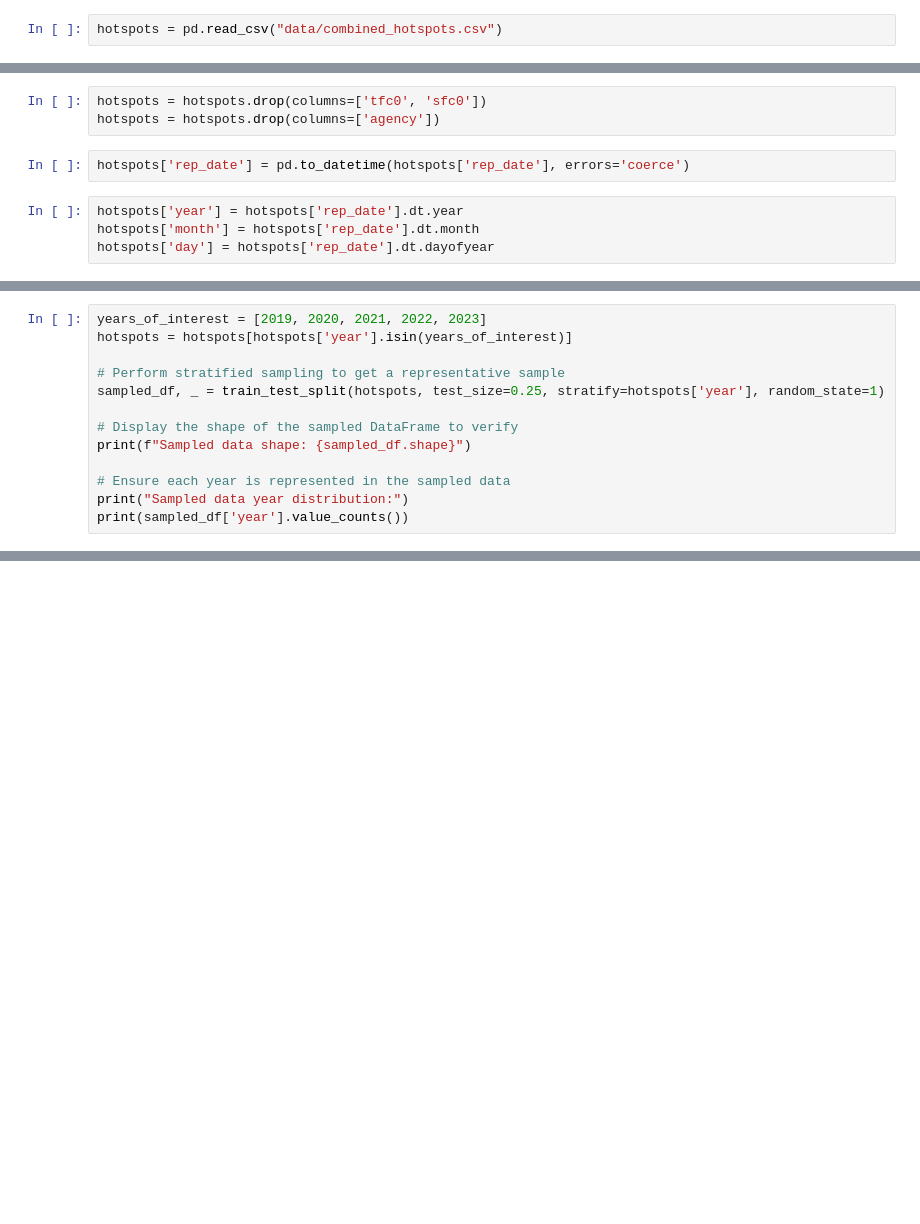
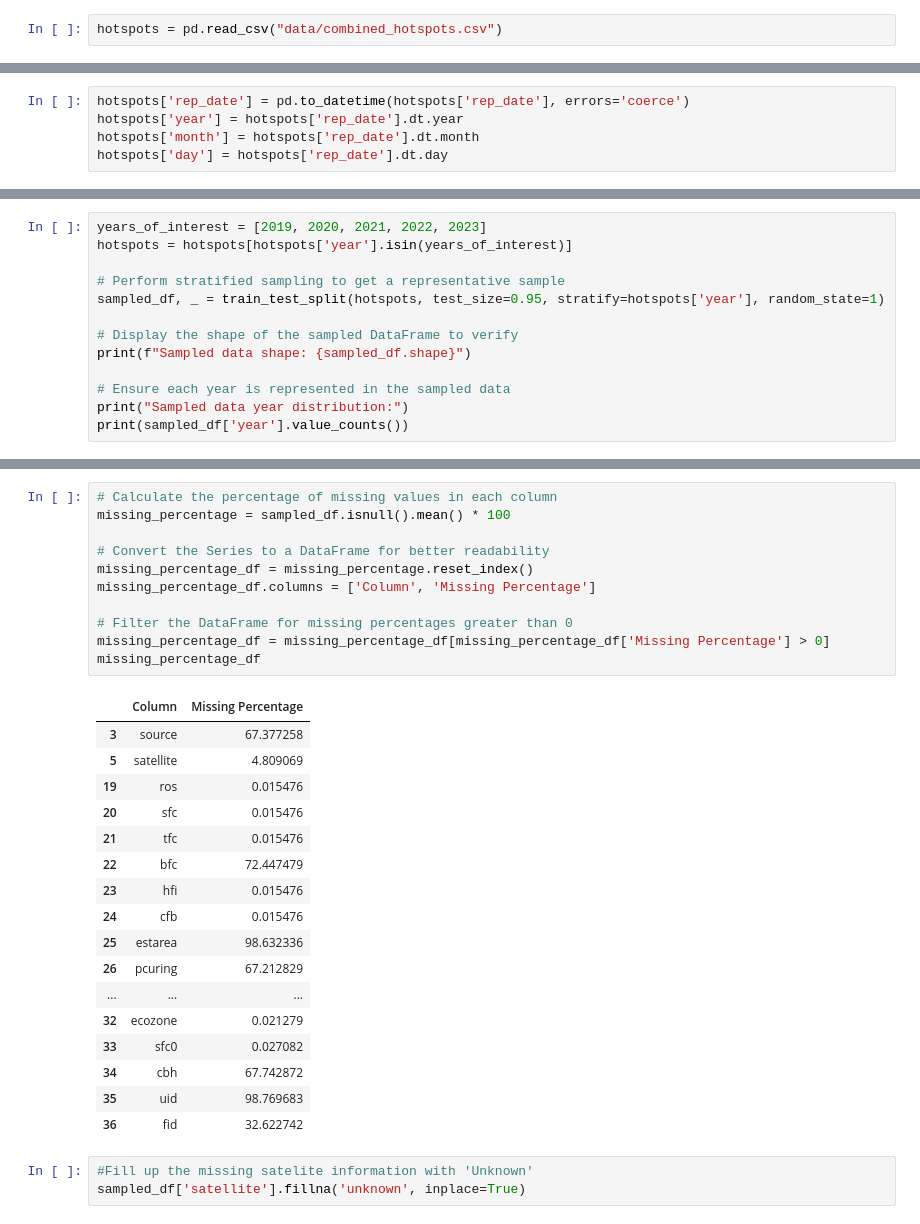
Before and after one commit to carrie-lyle/cpsc-4820-project, a Jupyter notebook: main.ipynb, the cells around one changed output, grey strips where cells are left out. Cells and saved outputs as stored; diff of their text form; blank space fills up the shorter version.

```diff
--- a/main.ipynb
+++ b/main.ipynb
@@ -142,9 +73,5 @@ hotspots = hotspots[hotspots['hfi'] != 0]
-# %%
-hotspots = hotspots.drop(columns=['tfc0', 'sfc0'])
-hotspots = hotspots.drop(columns=['agency'])
 # %%
 hotspots['rep_date'] = pd.to_datetime(hotspots['rep_date'], errors='coerce')
+hotspots['year'] = hotspots['rep_date'].dt.year
+hotspots['month'] = hotspots['rep_date'].dt.month
+hotspots['day'] = hotspots['rep_date'].dt.day
-# %%
-hotspots['year'] = hotspots['rep_date'].dt.year
-hotspots['month'] = hotspots['rep_date'].dt.month
-hotspots['day'] = hotspots['rep_date'].dt.dayofyear
@@ -168,7 +91,7 @@ years_of_interest = [2019, 2020, 2021, 2022, 2023]
 hotspots = hotspots[hotspots['year'].isin(years_of_interest)]
 
 # Perform stratified sampling to get a representative sample
-sampled_df, _ = train_test_split(hotspots, test_size=0.25, stratify=hotspots['year'], random_state=1)
+sampled_df, _ = train_test_split(hotspots, test_size=0.95, stratify=hotspots['year'], random_state=1)
 
 # Display the shape of the sampled DataFrame to verify
 print(f"Sampled data shape: {sampled_df.shape}")
@@ -187,0 +140,32 @@ Name: year, dtype: int64
+# %%
+# Calculate the percentage of missing values in each column
+missing_percentage = sampled_df.isnull().mean() * 100
+
+# Convert the Series to a DataFrame for better readability
+missing_percentage_df = missing_percentage.reset_index()
+missing_percentage_df.columns = ['Column', 'Missing Percentage']
+
+# Filter the DataFrame for missing percentages greater than 0
+missing_percentage_df = missing_percentage_df[missing_percentage_df['Missing Percentage'] > 0]
+missing_percentage_df
+# %% [output]
+|  | Column | Missing Percentage |
+| 3 | source | 67.377258 |
+| 5 | satellite | 4.809069 |
+| 19 | ros | 0.015476 |
+| 20 | sfc | 0.015476 |
+| 21 | tfc | 0.015476 |
+| 22 | bfc | 72.447479 |
+| 23 | hfi | 0.015476 |
+| 24 | cfb | 0.015476 |
+| 25 | estarea | 98.632336 |
+| 26 | pcuring | 67.212829 |
+| ... | ... | ... |
+| 32 | ecozone | 0.021279 |
+| 33 | sfc0 | 0.027082 |
+| 34 | cbh | 67.742872 |
+| 35 | uid | 98.769683 |
+| 36 | fid | 32.622742 |
+# %%
+#Fill up the missing satelite information with 'Unknown'
+sampled_df['satellite'].fillna('unknown', inplace=True)
```
Also changed, not shown: parts of 49 cells of this notebook, 1 other file.
